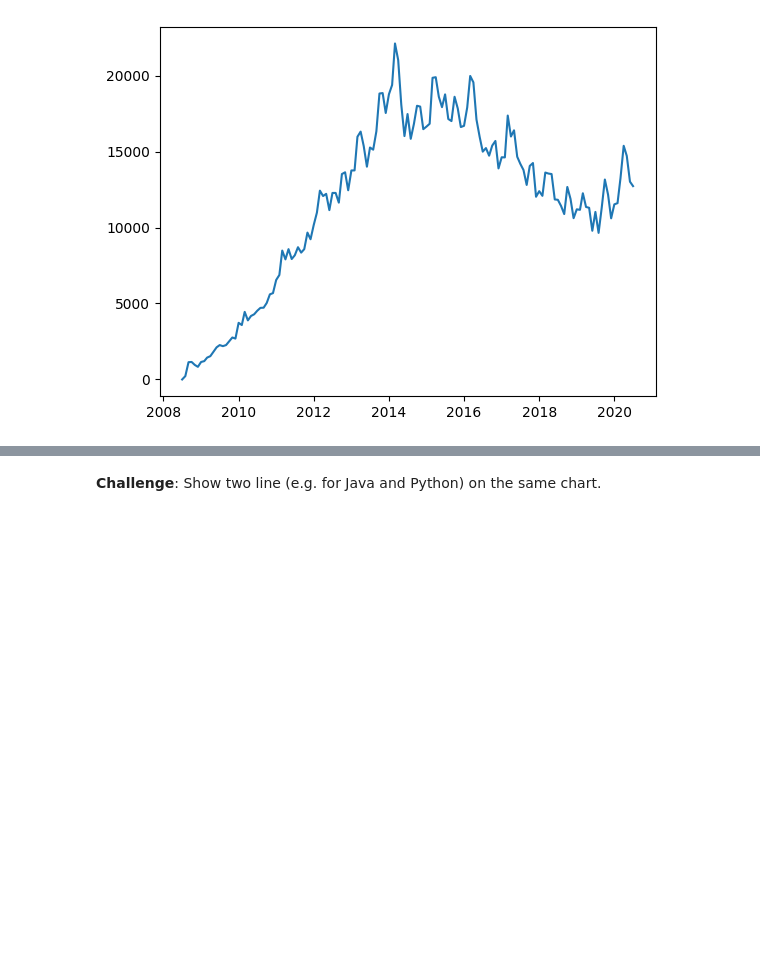
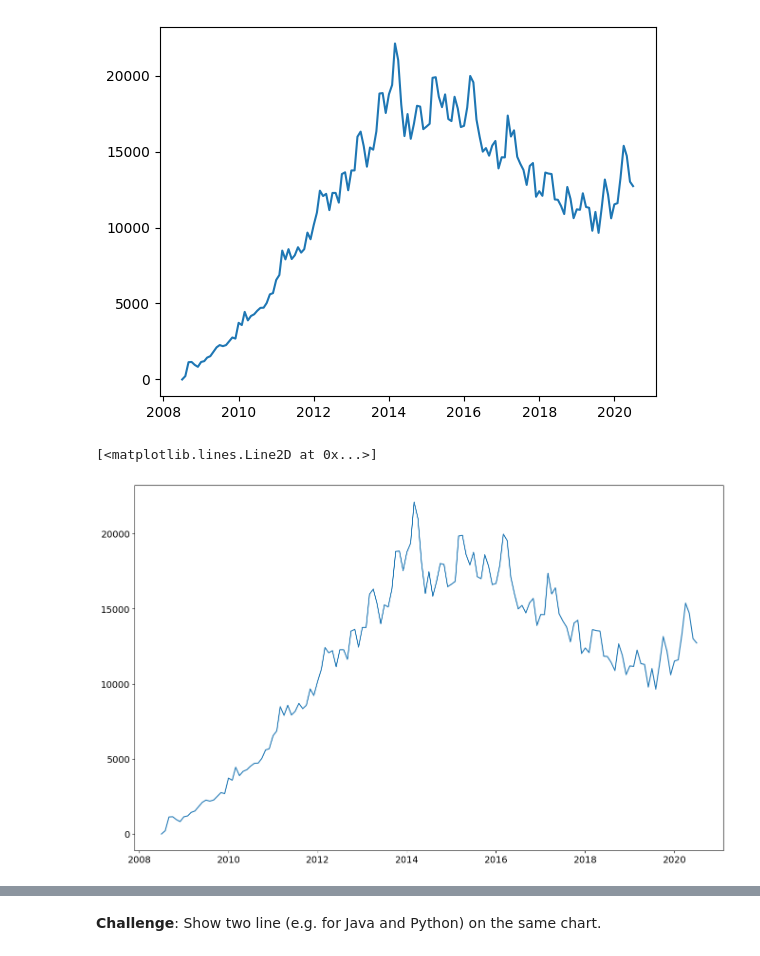
Before and after one commit to Soulbolt/day-73-data_visualisation-with-matplotlib, a Jupyter notebook: Programming_Languages.ipynb, the cells around one changed output, grey strips where cells are left out. Saved outputs shown, nothing was run; the diff lists cells and outputs as text; code cells hidden in the pictures; blank space fills up the shorter version.

Commit message:
customize plot charts to display chart in a bigger size along with labels for readability. Add python data to plot chart.

```diff
--- a/Programming_Languages.ipynb
+++ b/Programming_Languages.ipynb
@@ -200,3 +200,11 @@ plt.plot(reshaped_df.index, reshaped_df.java) # we can use resphaped_df["java"]
 # %% [output]
 [<matplotlib.lines.Line2D at 0x...>]
 [figure]
+# %%
+plt.figure(figsize=(16, 10)) # make chart easier to see by increase the size.
+plt.xticks(fontsize=14)
+plt.yticks(fontsize=14)
+plt.plot(reshaped_df.index, reshaped_df.java)
+# %% [output]
+[<matplotlib.lines.Line2D at 0x...>]
+[figure, added]
```
Also changed, not shown: parts of 2 cells of this notebook.
